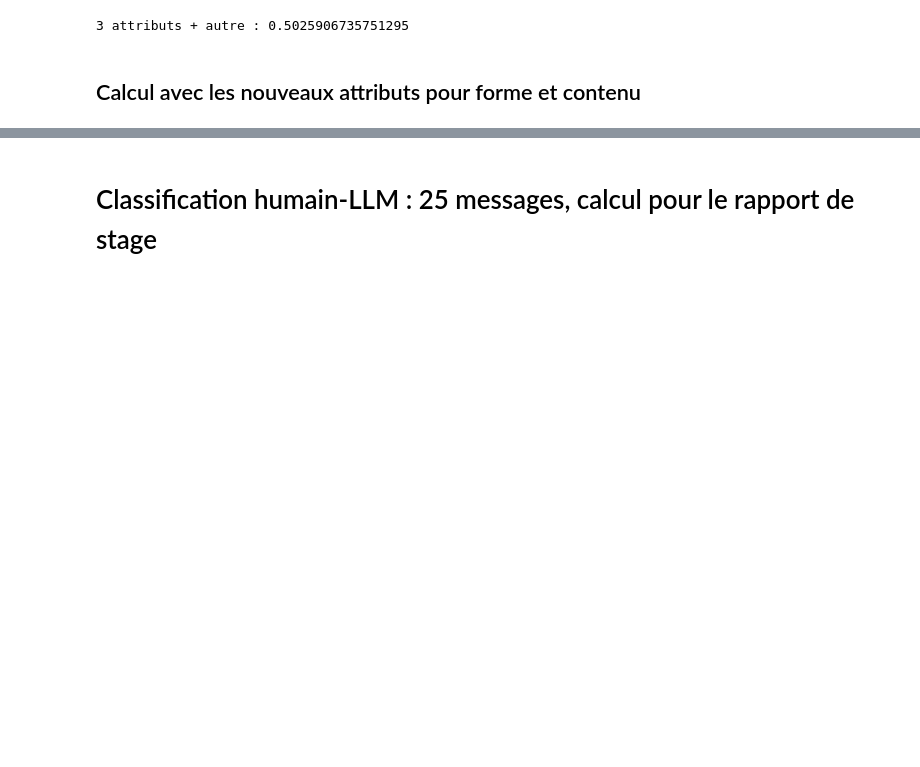
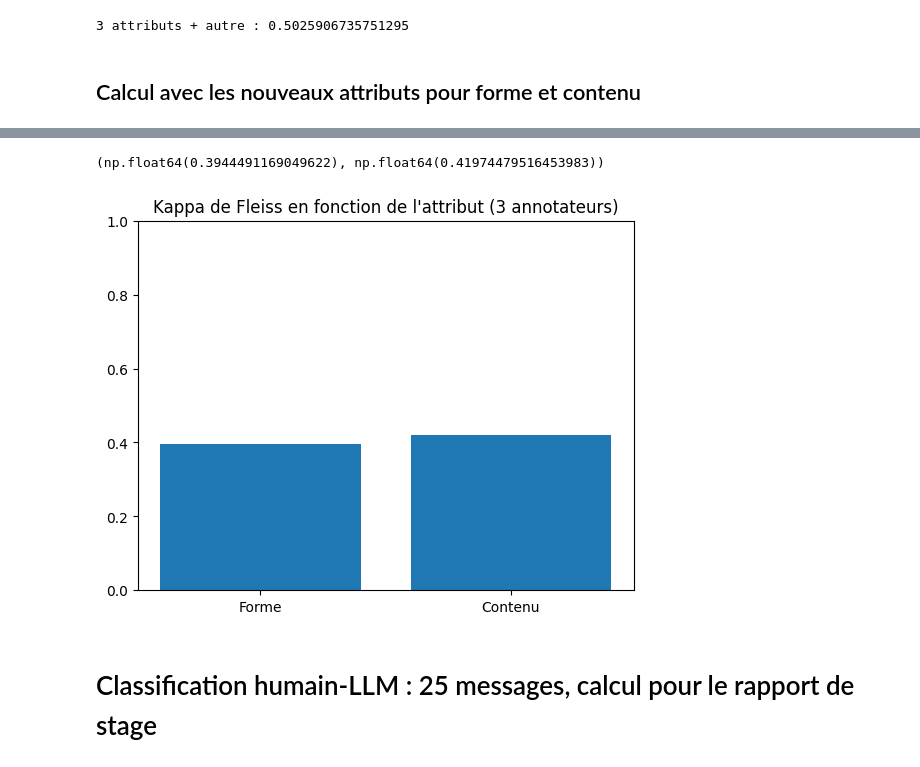
Before and after one commit to chloeboireaudevier/StageMIDL, a Jupyter notebook: kappa_cohen.ipynb, the cells around one changed output, grey strips where cells are left out. Cells and saved outputs as stored; diff of their text form; code cells hidden in the pictures; blank space fills up the shorter version.

Commit message:
kappa without jose

```diff
--- a/kappa_cohen.ipynb
+++ b/kappa_cohen.ipynb
@@ -346,3 +347,22 @@ plt.show()
+# %%
+#sans jose
+agreg_forme = aggregate_raters(np.array([dataJulien['Forme v2 ( 3 valeurs )'].to_numpy(),dataChloe['Forme v2 ( 3 valeurs )'].to_numpy(),dataSebastien['Forme v2 ( 3 valeurs )'].to_numpy()]).transpose())
+multi_score_forme = fleiss_kappa(agreg_forme[0])
+
+agreg_contenu = aggregate_raters(np.array([dataJulien['Contenu v2'].to_numpy(),dataChloe['Contenu v2'].to_numpy(),dataSebastien['Contenu v2'].to_numpy()]).transpose())
+multi_score_contenu = fleiss_kappa(agreg_contenu[0])
+
+multi_score_forme,multi_score_contenu
+# %% [output]
+(np.float64(0.3944491169049622), np.float64(0.41974479516453983))
+# %%
+plt.bar(["Forme","Contenu"],[multi_score_forme,multi_score_contenu])
+
+plt.title("Kappa de Fleiss en fonction de l'attribut (3 annotateurs)")
+plt.ylim([0,1])
+plt.show()
+# %% [output]
+[figure, added]
 # %% [markdown]
 # Classification humain-LLM : 25 messages, calcul pour le rapport de stage
 # %%
```
Also changed, not shown: parts of 8 cells of this notebook.
